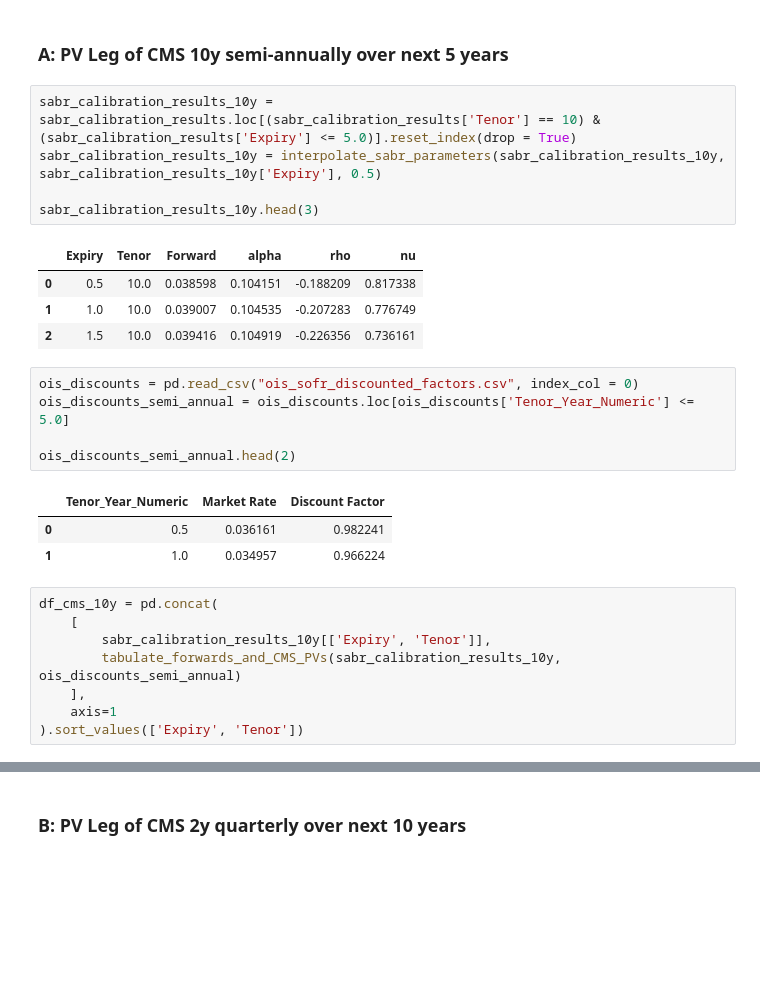
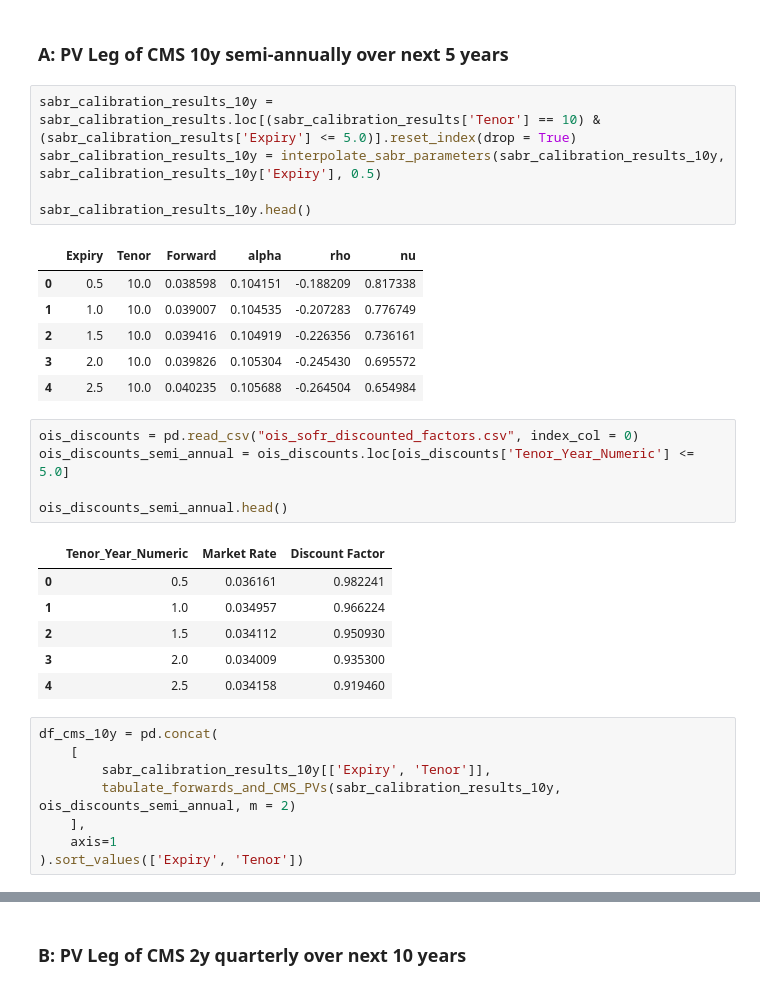
Before and after one commit to Gregtwl/QF605_Assignment, a Jupyter notebook: Answer_Deck_Part3.ipynb, the cells around one changed output, grey strips where cells are left out. Saved outputs shown, nothing was run; the diff lists cells and outputs as text; blank space fills up the shorter version.

```diff
--- a/Answer_Deck_Part3.ipynb
+++ b/Answer_Deck_Part3.ipynb
@@ -649,27 +687,32 @@ With the interpolated parameters, we can recalculate the Black prices from SABR-
 # %%
 sabr_calibration_results_10y = sabr_calibration_results.loc[(sabr_calibration_results['Tenor'] == 10) & (sabr_calibration_results['Expiry'] <= 5.0)].reset_index(drop = True)
 sabr_calibration_results_10y = interpolate_sabr_parameters(sabr_calibration_results_10y, sabr_calibration_results_10y['Expiry'], 0.5)
 
-sabr_calibration_results_10y.head(3)
+sabr_calibration_results_10y.head()
 # %% [output]
 |  | Expiry | Tenor | Forward | alpha | rho | nu |
 | 0 | 0.5 | 10.0 | 0.038598 | 0.104151 | -0.188209 | 0.817338 |
 | 1 | 1.0 | 10.0 | 0.039007 | 0.104535 | -0.207283 | 0.776749 |
 | 2 | 1.5 | 10.0 | 0.039416 | 0.104919 | -0.226356 | 0.736161 |
+| 3 | 2.0 | 10.0 | 0.039826 | 0.105304 | -0.245430 | 0.695572 |
+| 4 | 2.5 | 10.0 | 0.040235 | 0.105688 | -0.264504 | 0.654984 |
 # %%
 ois_discounts = pd.read_csv("ois_sofr_discounted_factors.csv", index_col = 0)
 ois_discounts_semi_annual = ois_discounts.loc[ois_discounts['Tenor_Year_Numeric'] <= 5.0]
 
-ois_discounts_semi_annual.head(2)
+ois_discounts_semi_annual.head()
 # %% [output]
 |  | Tenor_Year_Numeric | Market Rate | Discount Factor |
 | 0 | 0.5 | 0.036161 | 0.982241 |
 | 1 | 1.0 | 0.034957 | 0.966224 |
+| 2 | 1.5 | 0.034112 | 0.950930 |
+| 3 | 2.0 | 0.034009 | 0.935300 |
+| 4 | 2.5 | 0.034158 | 0.919460 |
 # %%
 df_cms_10y = pd.concat(
     [
         sabr_calibration_results_10y[['Expiry', 'Tenor']],
-        tabulate_forwards_and_CMS_PVs(sabr_calibration_results_10y, ois_discounts_semi_annual)
+        tabulate_forwards_and_CMS_PVs(sabr_calibration_results_10y, ois_discounts_semi_annual, m = 2)
     ],
     axis=1
 ).sort_values(['Expiry', 'Tenor'])
```
Also changed, not shown: parts of 20 cells of this notebook.
